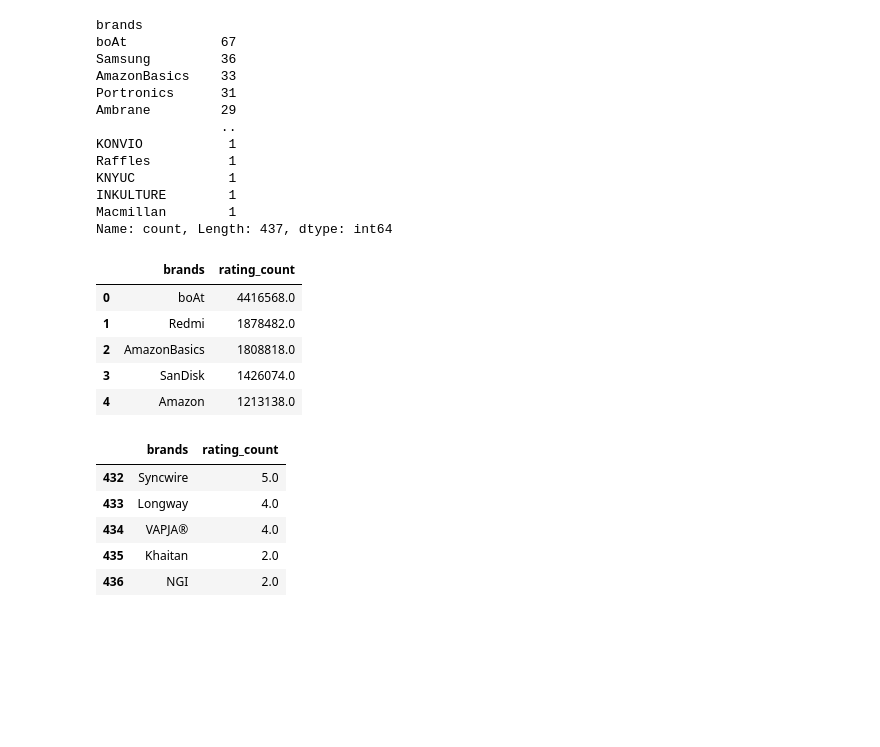
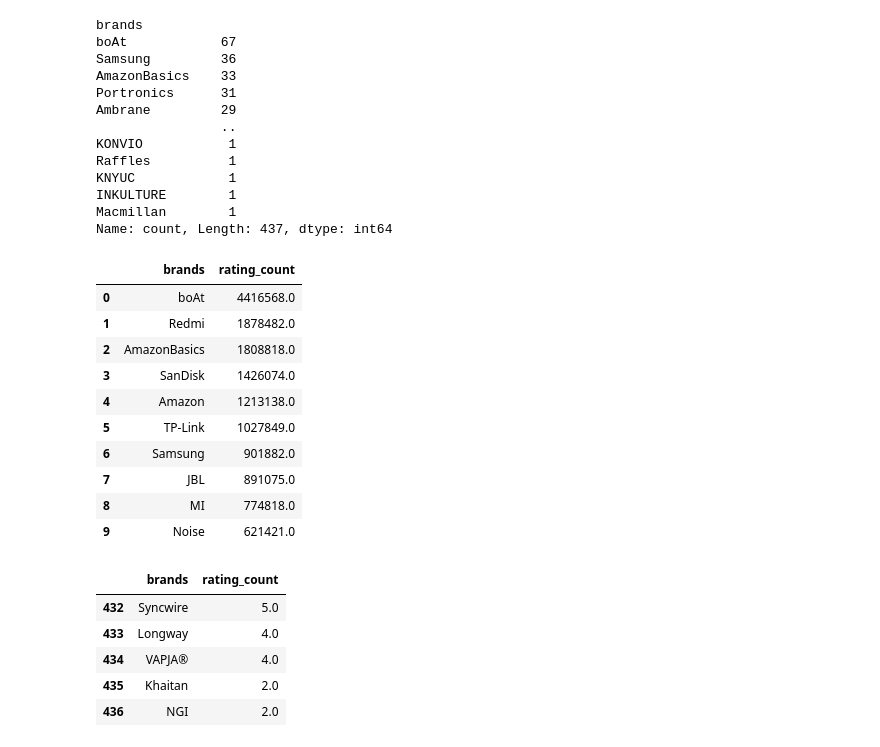
Before and after one commit to CKohwo/Ecommerce-strategy-blueprint, a Jupyter notebook: notebooks/03_exploratory_ data_analysis.ipynb, the cells around one changed output. Saved outputs shown, nothing was run; the diff lists cells and outputs as text; code cells hidden in the pictures; blank space fills up the shorter version.

```diff
--- a/notebooks/03_exploratory_ data_analysis.ipynb
+++ b/notebooks/03_exploratory_ data_analysis.ipynb
@@ -113,17 +119,22 @@ Name: count, Length: 437, dtype: int64
 # %%
 # Grouping of each respective brands in respect to its total amount of reviews
 brands_rev = df_3.groupby("brands", as_index=False).sum().sort_values("rating_count", ascending=False)
 n_reviews_brand = brands_rev[["brands", "rating_count"]].reset_index(drop=True)
 
-#List of top 10 brands with the highest review across the dataframe
-n_reviews_brand.head()
+#List of top 10 brands with the highest reviews across the dataframe
+n_reviews_brand.head(10)
 # %% [output]
 |  | brands | rating_count |
 | 0 | boAt | 4416568.0 |
 | 1 | Redmi | 1878482.0 |
 | 2 | AmazonBasics | 1808818.0 |
 | 3 | SanDisk | 1426074.0 |
 | 4 | Amazon | 1213138.0 |
+| 5 | TP-Link | 1027849.0 |
+| 6 | Samsung | 901882.0 |
+| 7 | JBL | 891075.0 |
+| 8 | MI | 774818.0 |
+| 9 | Noise | 621421.0 |
 # %%
 # Top 10 brands with the lowest reviews
 n_reviews_brand.tail()
```
Also changed, not shown: parts of 26 cells of this notebook.
